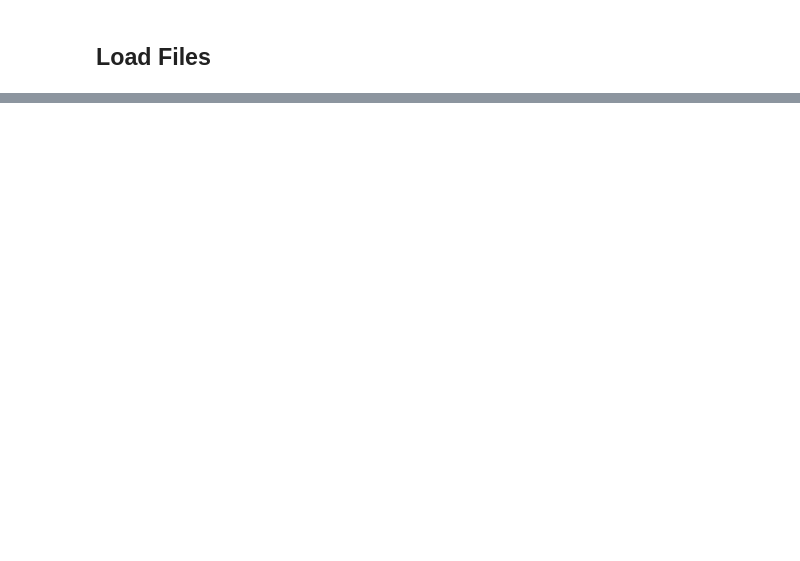
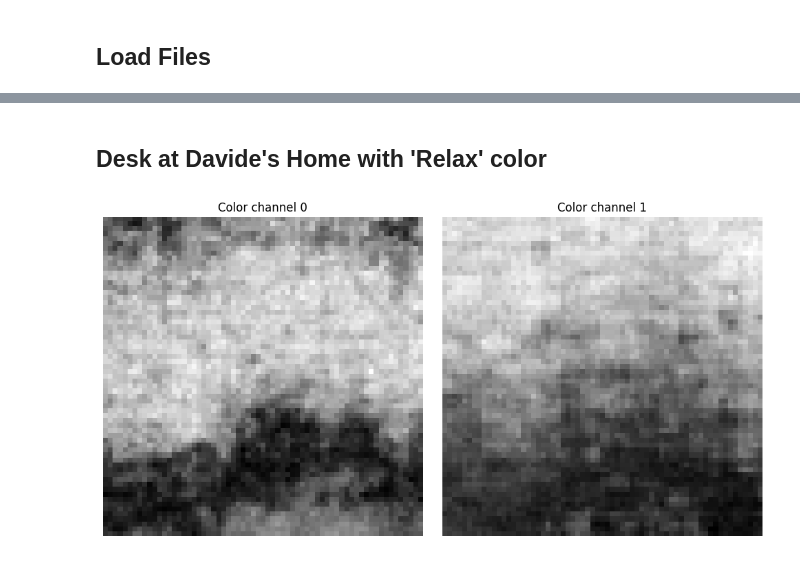
Before and after one commit to Dav-11/spo2_touchless, a Jupyter notebook: img_px2px_diff/px2px_diff_pc/data_analysis.ipynb, the cells around one changed output, grey strips where cells are left out. Saved outputs shown, nothing was run; the diff lists cells and outputs as text; code cells hidden in the pictures; blank space fills up the shorter version.

```diff
--- a/img_px2px_diff/px2px_diff_pc/data_analysis.ipynb
+++ b/img_px2px_diff/px2px_diff_pc/data_analysis.ipynb
@@ -84,0 +106,6 @@ plt.show()
+# %% [markdown]
+## Desk at Davide's Home with 'Relax' color
+# %%
+plot_pixel_change_matrix(data=data_desk_davide_relax)
+# %% [output]
+[figure, added]
```
Also changed, not shown: parts of 23 cells of this notebook, 9 other files.
